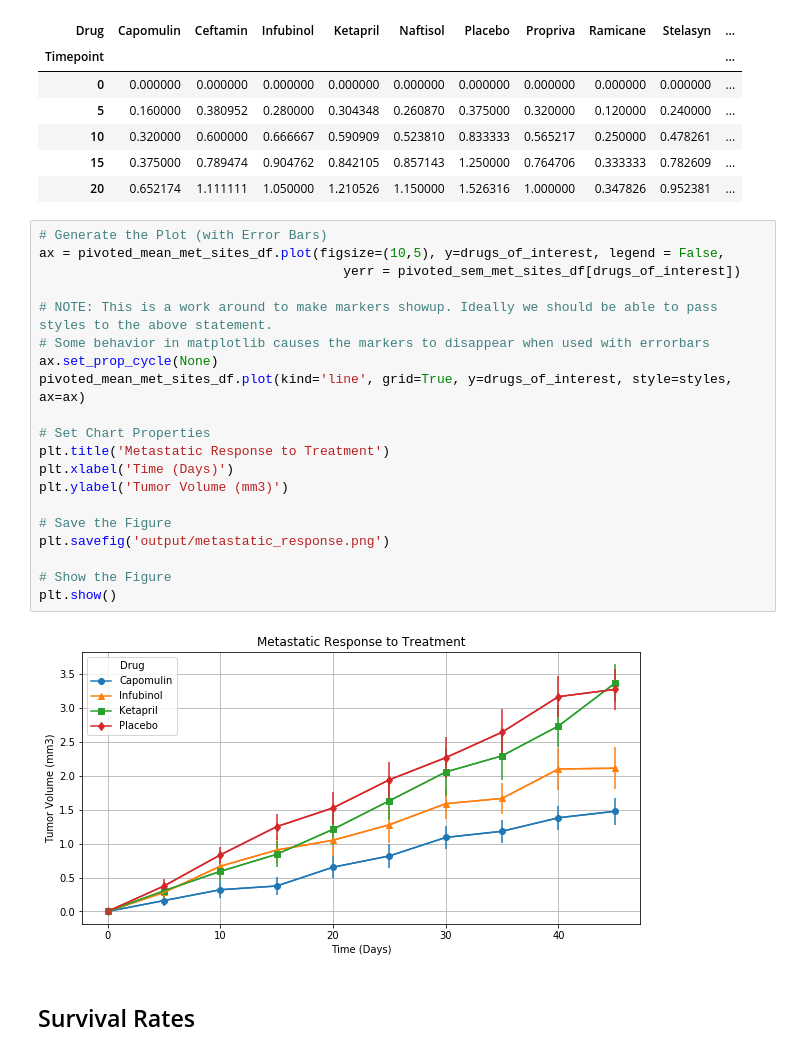
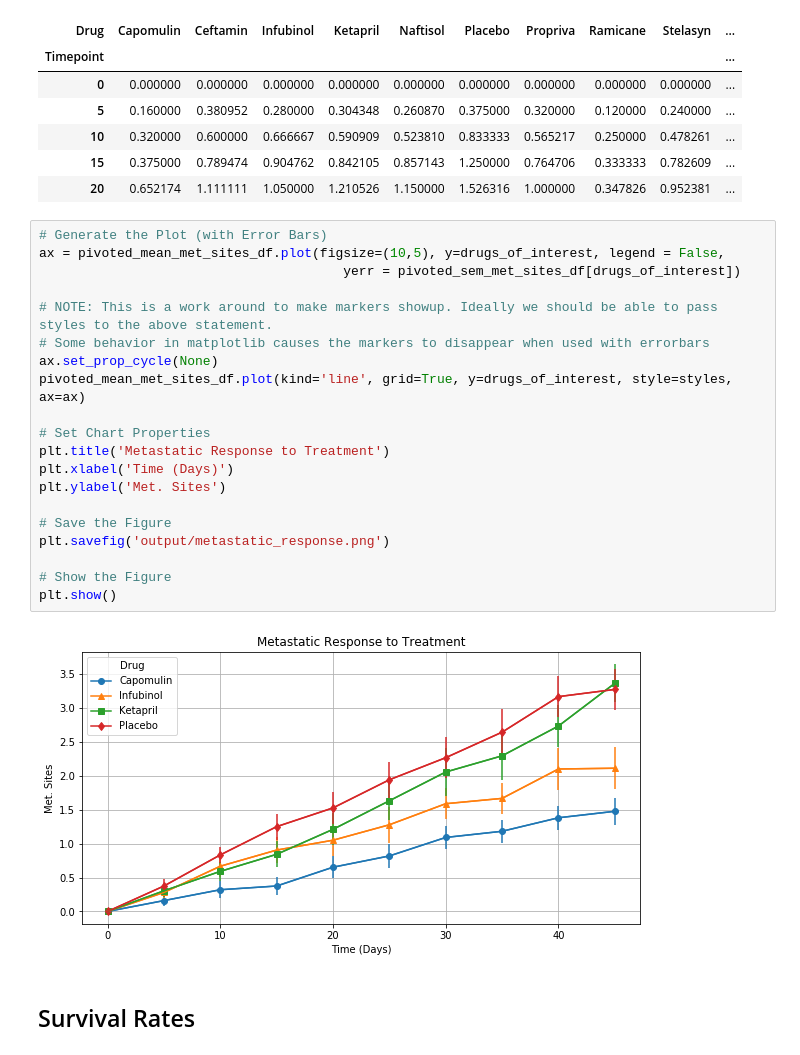
Before and after one commit to kd017/MINSTP201811DATA2, a Jupyter notebook: 05_MATPLOTLIB_KD/Pymaceuticals/pymaceuticals.ipynb, the cells around one changed output. Cells and saved outputs as stored; diff of their text form.

Commit message:
Fixed graph label

```diff
--- a/05_MATPLOTLIB_KD/Pymaceuticals/pymaceuticals.ipynb
+++ b/05_MATPLOTLIB_KD/Pymaceuticals/pymaceuticals.ipynb
@@ -158,25 +158,25 @@ pivoted_mean_met_sites_df.head()
 # %%
 # Generate the Plot (with Error Bars)
 ax = pivoted_mean_met_sites_df.plot(figsize=(10,5), y=drugs_of_interest, legend = False,
                                        yerr = pivoted_sem_met_sites_df[drugs_of_interest])
 
 # NOTE: This is a work around to make markers showup. Ideally we should be able to pass styles to the above statement.
 # Some behavior in matplotlib causes the markers to disappear when used with errorbars
 ax.set_prop_cycle(None)
 pivoted_mean_met_sites_df.plot(kind='line', grid=True, y=drugs_of_interest, style=styles, ax=ax)
 
 # Set Chart Properties
 plt.title('Metastatic Response to Treatment')
 plt.xlabel('Time (Days)')
-plt.ylabel('Tumor Volume (mm3)')
+plt.ylabel('Met. Sites')
 
 # Save the Figure
 plt.savefig('output/metastatic_response.png')
 
 # Show the Figure
 plt.show()
 # %% [output]
-[figure, old version]
+[figure, new version]
 # %% [markdown]
 ## Survival Rates
 # %%
```
Also changed, not shown: 1 other file.
